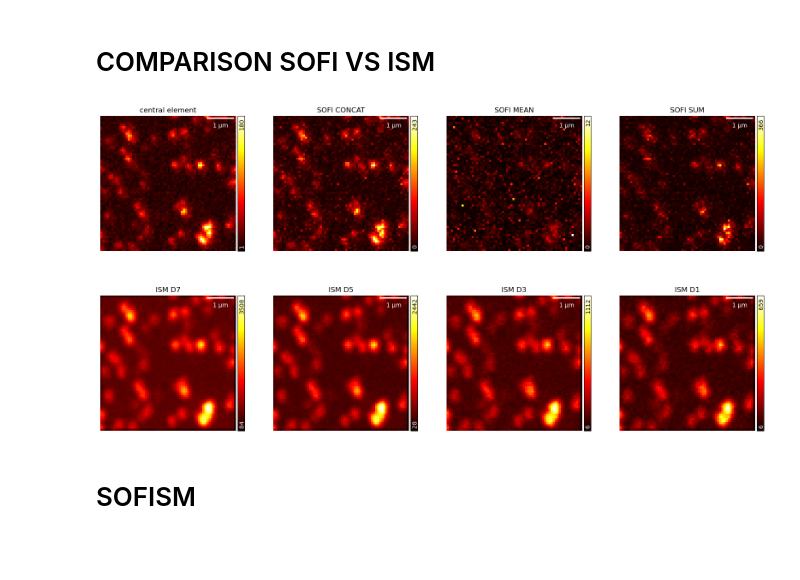
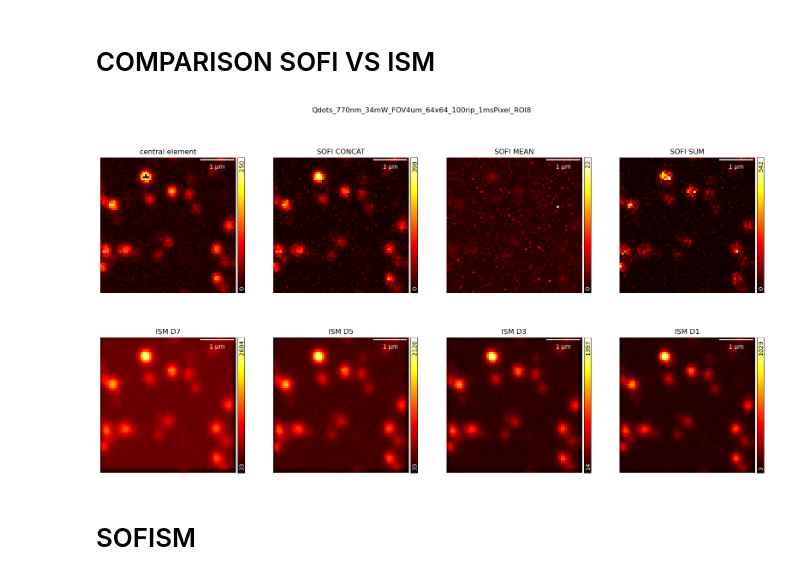
Before and after one commit to CarminatiGiovanni/tesi, a Jupyter notebook: SOFI_ISM_SOFISM GIO FAST.ipynb, the cells around one changed output. Saved outputs shown, nothing was run; the diff lists cells and outputs as text; code cells hidden in the pictures; blank space fills up the shorter version.

Commit message:
compared 5 images in 2025 06 08

```diff
--- a/SOFI_ISM_SOFISM GIO FAST.ipynb
+++ b/SOFI_ISM_SOFISM GIO FAST.ipynb
@@ -1,4 +1,14 @@
+# %%
+file = 'Qdots_770nm_34mW_FOV4um_64x64_100rip_1msPixel_ROI8'
+
+# Qdots_37mW_FOV5um_64x64_100rip_5msPixel # fototubo?
+# Qdots_770nm_34mW_FOV4um_64x64_100rip_1msPixel_ROI8
+# Qdots_770nm_34mW_FOV3um_32x32_50rip_5msPixel_ROI7
+# Qdots_770nm_34mW_FOV5um_64x64_30rip_5msPixel_ROI5
+# Qdots_770nm_34mW_FOV5um_64x64_50rip_5msPixel_ROI4
+# Qdots_770nm_34mW_FOV5um_64x64_60rip_2msPixel_ROI6
 # %%
+# INPUT
 #############################################################################################
 # IMPORT LIBRARIES
 ############################################################################################
@@ -35,15 +45,6 @@ dir = os.getcwd()
 #############################################################################################
 # FILE IMPORT AND SETUP
 ############################################################################################
-
-file = 'Qdots_770nm_34mW_FOV5um_64x64_60rip_2msPixel_ROI6'
-
-# Qdots_37mW_FOV5um_64x64_100rip_5msPixel # fototubo?
-# Qdots_770nm_34mW_FOV4um_64x64_100rip_1msPixel_ROI8
-# Qdots_770nm_34mW_FOV3um_32x32_50rip_5msPixel_ROI7
-# Qdots_770nm_34mW_FOV5um_64x64_30rip_5msPixel_ROI5
-# Qdots_770nm_34mW_FOV5um_64x64_50rip_5msPixel_ROI4
-# Qdots_770nm_34mW_FOV5um_64x64_60rip_5msPixel_ROI6
 
 filename = path.join(dir,'images','2025 07 07-08 Qdots',file) # input
 savename = path.join(dir,'images','output',file) # output
@@ -624,31 +621,35 @@ plt.show()
 # %% [markdown]
 # COMPARISON SOFI VS ISM
 # %%
+# SOFI VS ISM
 fig, ax = plt.subplots(2, 4, figsize=(5*4,10))
 gra.ShowImg(CENTRAL_SPAD, pxsize_x = pxsizex, fig = fig, ax = ax[0,0])
 ax[0,0].set_title('central element')
 gra.ShowImg(SOFI_CONCAT[:,:,0], pxsize_x = pxsizex, fig = fig, ax = ax[0,1])
 ax[0,1].set_title('SOFI CONCAT')
 gra.ShowImg(SOFI_MEAN[:,:,0], pxsize_x = pxsizex, fig = fig, ax = ax[0,2])
 ax[0,2].set_title('SOFI MEAN')
 gra.ShowImg(SOFI_SUM[:,:,0], pxsize_x = pxsizex, fig = fig, ax = ax[0,3])
 ax[0,3].set_title('SOFI SUM')
 
 gra.ShowImg(ISM_D7, pxsize_x = pxsizex, fig = fig, ax = ax[1,0])
 ax[1,0].set_title('ISM D7')
 
 gra.ShowImg(ISM_D5, pxsize_x = pxsizex, fig = fig, ax = ax[1,1])
 ax[1,1].set_title('ISM D5')
 
 gra.ShowImg(ISM_D3, pxsize_x = pxsizex, fig = fig, ax = ax[1,2])
 ax[1,2].set_title('ISM D3')
 
 gra.ShowImg(ISM_D1, pxsize_x = pxsizex, fig = fig, ax = ax[1,3])
 ax[1,3].set_title('ISM D1')
 
+fig.suptitle(file)
+save_comparison = path.join(dir,'images','output','COMPARISON',file + '_comparison.png')
+fig.savefig(save_comparison)
 plt.show()
 # %% [output]
-[figure, old version]
+[figure, new version]
 # %% [markdown]
 # SOFISM
 # %%
```
Also changed, not shown: parts of 50 cells of this notebook, 1 other file.
